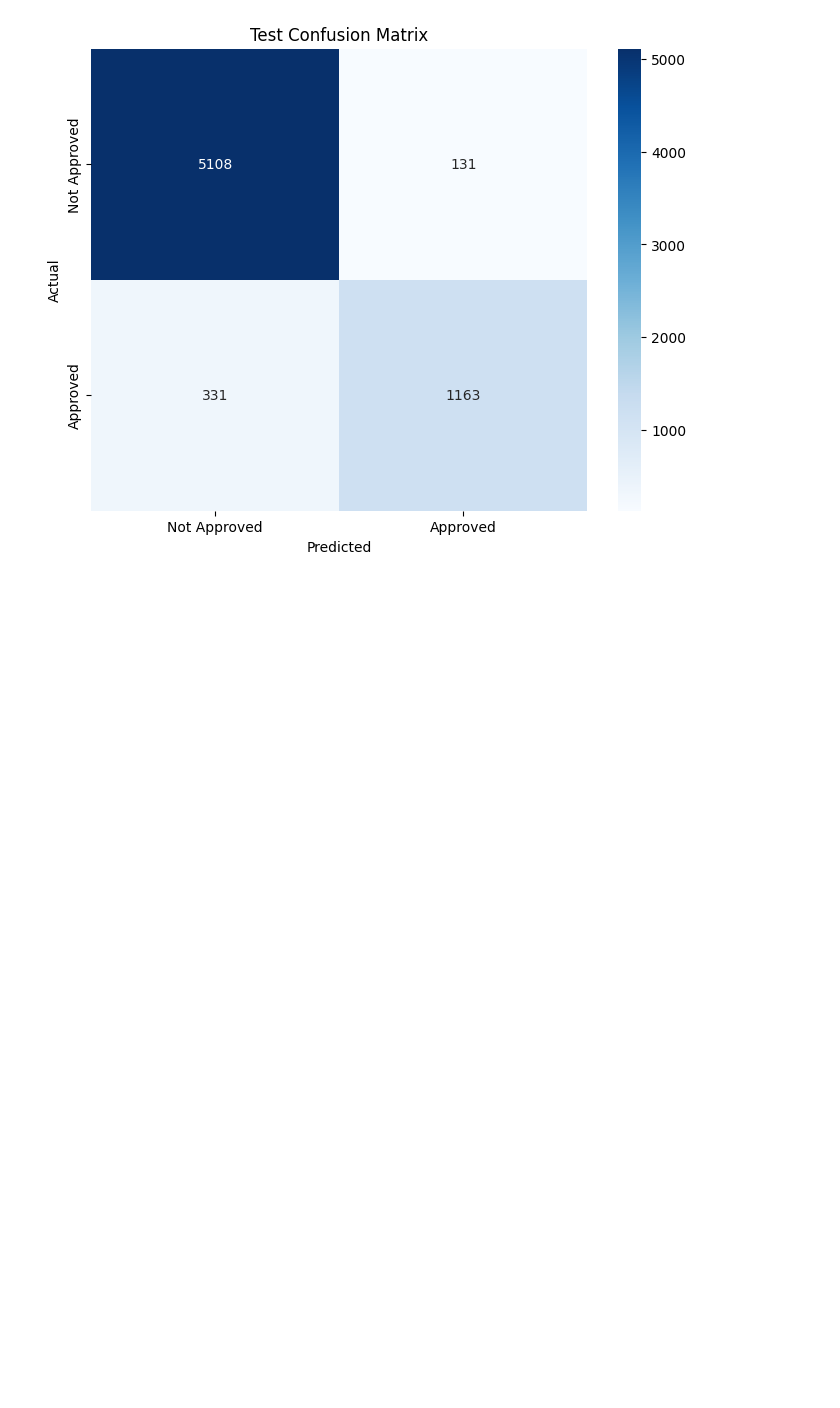
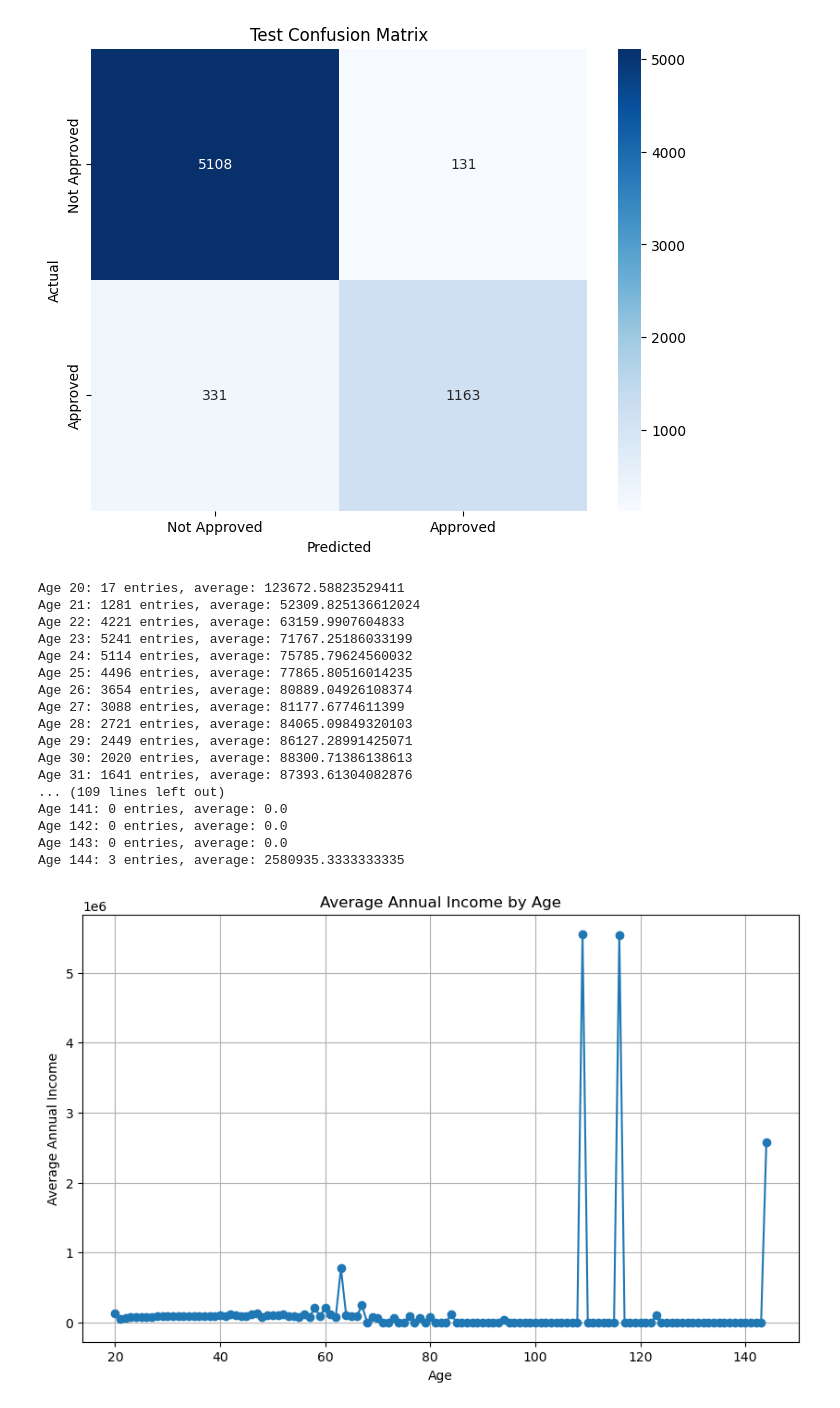
Before and after one commit to ByteParkouring/fortunate_loan, a Jupyter notebook: fortunate_loan.ipynb, the cells around one changed output. Drawn from its saved outputs; the diff is of its cells as text; code cells hidden in the pictures; blank space fills up the shorter version.

Commit message:
age income stats

```diff
--- a/fortunate_loan.ipynb
+++ b/fortunate_loan.ipynb
@@ -186,3 +186,50 @@ This warning will only be shown once.
   warnings.warn(smsg, UserWarning)
 [figure]
 [figure]
+# %%
+min_age = int(df['person_age'].min())
+max_age = int(df['person_age'].max())
+
+# Calculate both the mean income and count of entries for each age
+age_income_stats = df.groupby('person_age')['person_income'].agg(['mean', 'count'])
+
+# Reindex to include all ages in [min_age, max_age].
+# Missing ages will be filled with 0.
+all_ages = range(min_age, max_age + 1)
+age_income_stats = age_income_stats.reindex(all_ages, fill_value=0)
+
+# Separate out the mean and count
+average_income_by_age = age_income_stats['mean']
+count_by_age = age_income_stats['count']
+
+# Print the number of entries for each age
+for age in all_ages:
+    print(f"Age {age}: {count_by_age[age]} entries, average: {average_income_by_age[age]}")
+
+# Plot the average income by age
+plt.figure(figsize=(10, 6))
+plt.plot(average_income_by_age.index, average_income_by_age.values, marker='o', linestyle='-')
+plt.xlabel('Age')
+plt.ylabel('Average Annual Income')
+plt.title('Average Annual Income by Age')
+plt.grid(True)
+plt.show()
+# %% [output]
+Age 20: 17 entries, average: 123672.58823529411
+Age 21: 1281 entries, average: 52309.825136612024
+Age 22: 4221 entries, average: 63159.9907604833
+Age 23: 5241 entries, average: 71767.25186033199
+Age 24: 5114 entries, average: 75785.79624560032
+Age 25: 4496 entries, average: 77865.80516014235
+Age 26: 3654 entries, average: 80889.04926108374
+Age 27: 3088 entries, average: 81177.6774611399
+Age 28: 2721 entries, average: 84065.09849320103
+Age 29: 2449 entries, average: 86127.28991425071
+Age 30: 2020 entries, average: 88300.71386138613
+Age 31: 1641 entries, average: 87393.61304082876
+... (109 lines left out)
+Age 141: 0 entries, average: 0.0
+Age 142: 0 entries, average: 0.0
+Age 143: 0 entries, average: 0.0
+Age 144: 3 entries, average: 2580935.3333333335
+[figure, added]
```
Also changed, not shown: 1 other file.
